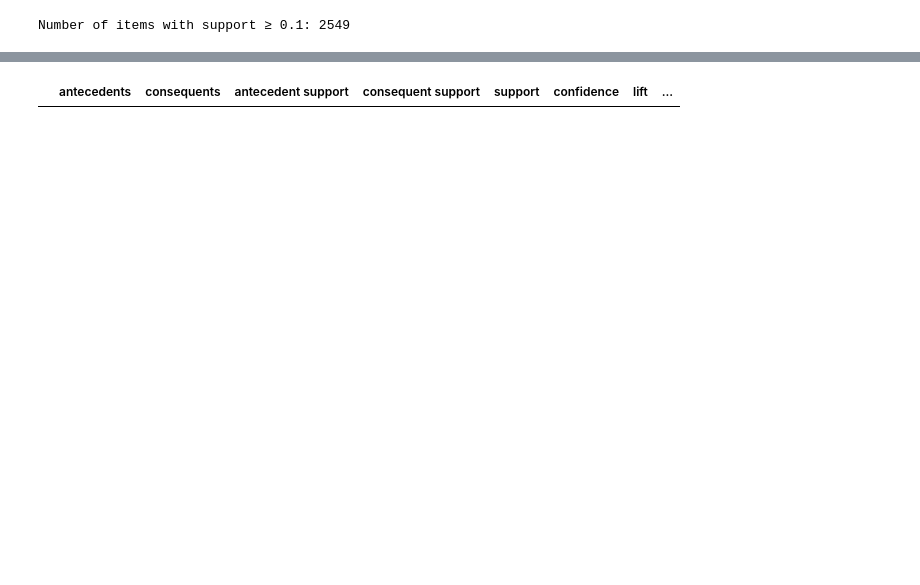
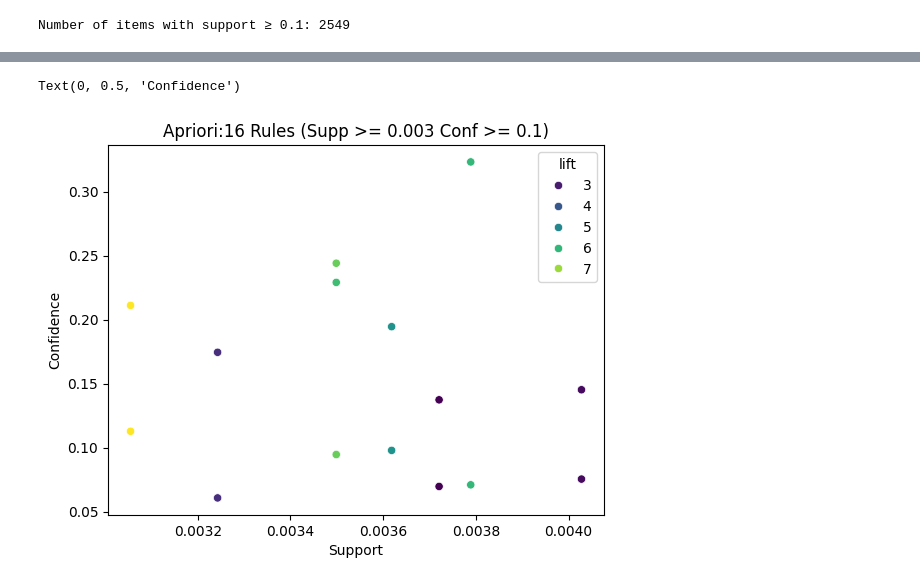
Before and after one commit to tatiana-madureira/VS-CODE, a Jupyter notebook: DescrAnalytics_Project.ipynb, the cells around one changed output, grey strips where cells are left out. Drawn from its saved outputs; the diff is of its cells as text; code cells hidden in the pictures; blank space fills up the shorter version.

```diff
--- a/DescrAnalytics_Project.ipynb
+++ b/DescrAnalytics_Project.ipynb
@@ -130,0 +121,12 @@ Number of Frequent Co-Purchased Products: 106
+# %%
+# Generate association rules from frequent itemsets
+rules = association_rules(freq_copurchased, metric="confidence", min_threshold=0.01)
+
+# Sort by confidence and lift
+highlighted_rules = rules.sort_values(['confidence', 'lift'], ascending=[False, False])
+
+# Filter for high values of confidence and lift
+highlighted_rules = highlighted_rules[(highlighted_rules['confidence'] > 0.05) & (highlighted_rules['lift'] > 1.2)]
+
+# Show top 10
+print(highlighted_rules[['antecedents', 'consequents', 'support', 'confidence', 'lift']].head(10))
@@ -169,7 +209,8 @@ plt.show()
 # %%
-#Generate association rules from frequent itemsets
-min_conf=0.1
-rules = association_rules(freq_copurchased, metric="confidence", min_threshold=min_conf,num_itemsets=3)
-rules
+sns.scatterplot(data=rules, x='support', y='confidence', hue='lift', palette='viridis')
+plt.title(f'Apriori:{len(rules)} Rules (Supp >= {min_supp} Conf >= {min_conf})')
+plt.xlabel('Support')
+plt.ylabel('Confidence')
 # %% [output]
-|  | antecedents | consequents | antecedent support | consequent support | support | confidence | lift | ... |
+Text(0, 0.5, 'Confidence')
+[figure, added]
```
Also changed, not shown: parts of 9 cells of this notebook.
